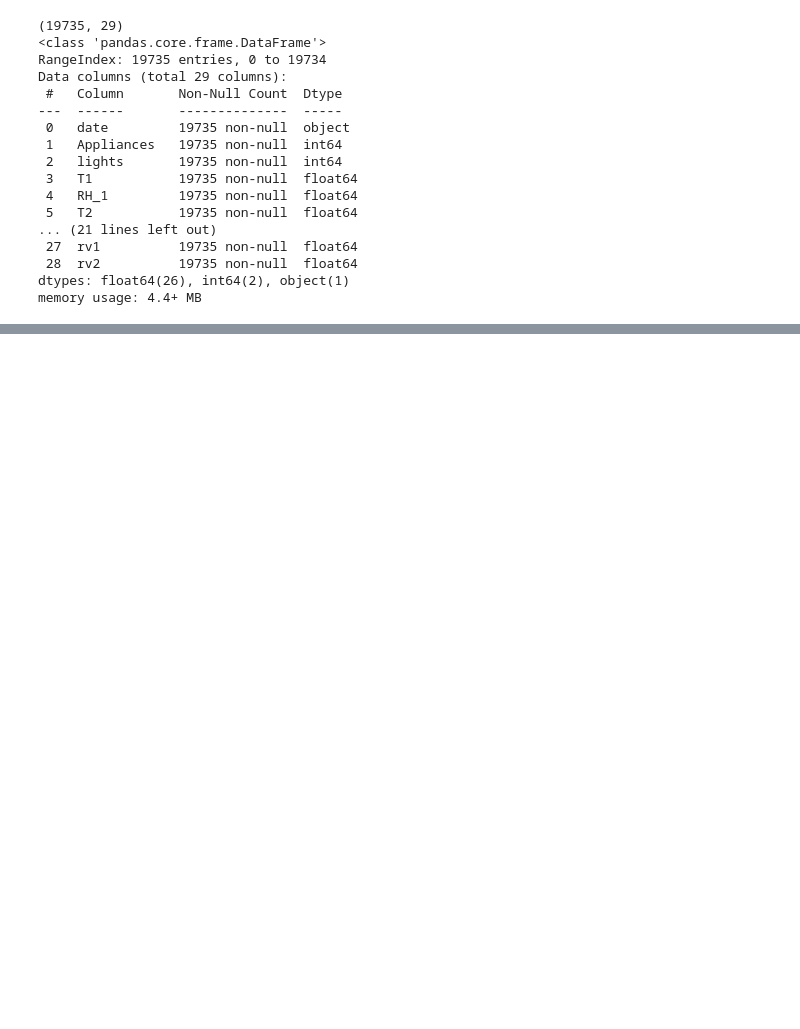
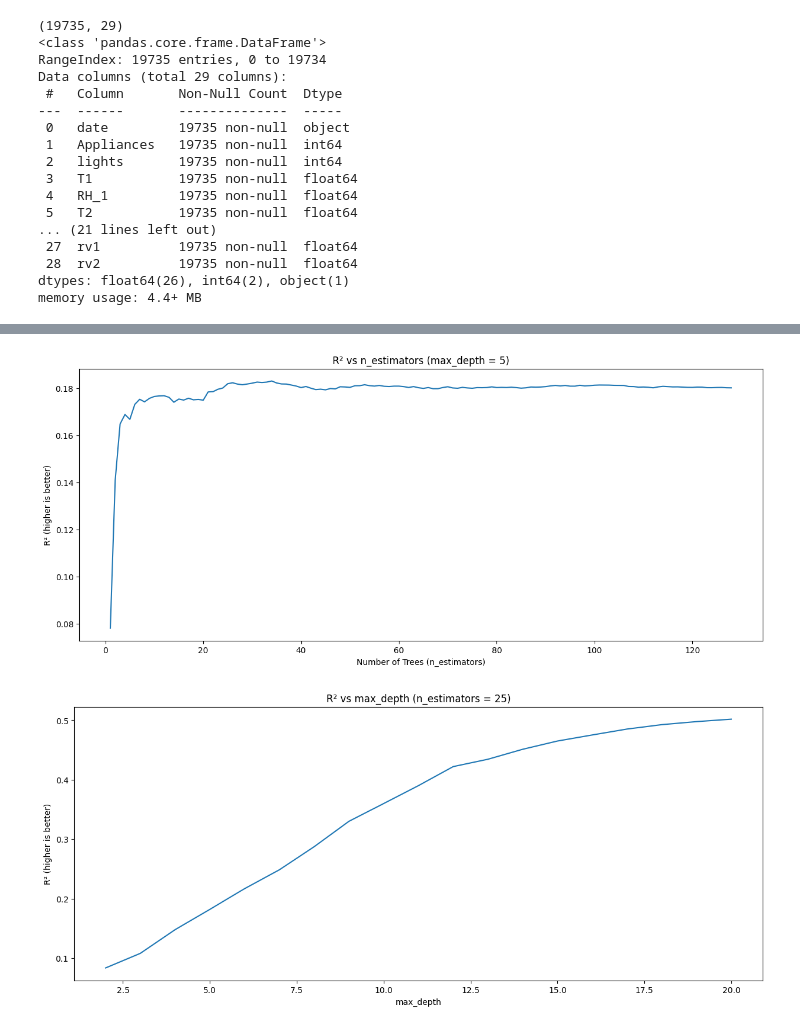
Before and after one commit to MasonLeeCity123/Introduction-to-AI-groupwork, a Jupyter notebook: phoenix_randomforests.ipynb, the cells around one changed output, grey strips where cells are left out. Cells and saved outputs as stored; diff of their text form; code cells hidden in the pictures; blank space fills up the shorter version.

```diff
--- a/phoenix_randomforests.ipynb
+++ b/phoenix_randomforests.ipynb
@@ -191,0 +241,20 @@ Trees:  63 | Accuracy: 0.89907
+# %%
+## 6.2 R2 vs n_estimators (depth fixed)
+plt.figure(figsize=(15, 6))
+plt.plot(nums, r2_list)
+plt.xlabel("Number of Trees (n_estimators)")
+plt.ylabel("R² (higher is better)")
+plt.title(f"R² vs n_estimators (max_depth = {BASE_DEPTH})")
+plt.show()
+
+
+## 6.4 R2 vs max_depth (trees fixed)
+plt.figure(figsize=(15, 6))
+plt.plot(depths, depth_r2)
+plt.xlabel("max_depth")
+plt.ylabel("R² (higher is better)")
+plt.title(f"R² vs max_depth (n_estimators = {best_trees})")
+plt.show()
+# %% [output]
+[figure, added]
+[figure, added]
```
Also changed, not shown: parts of 15 cells of this notebook.
